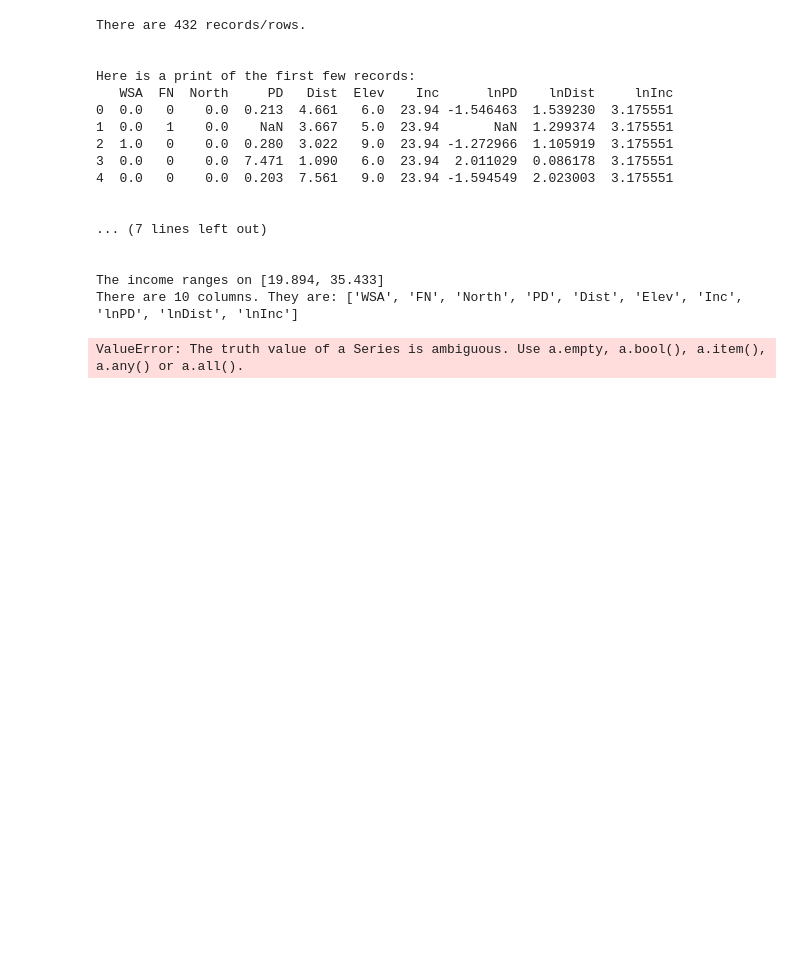
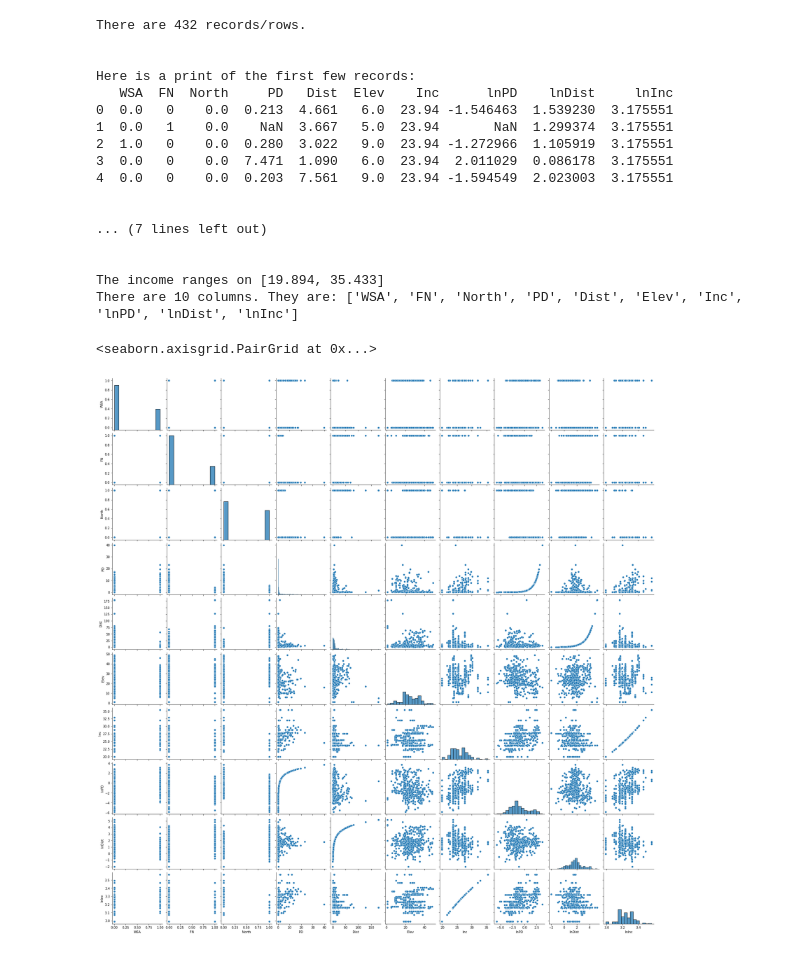
Before and after one commit to fedorukben/n-o-clean-drinking-water-csci2000, a Jupyter notebook: team-21-proposal.ipynb, the cells around one changed output. Drawn from its saved outputs; the diff is of its cells as text; code cells hidden in the pictures; blank space fills up the shorter version.

```diff
--- a/team-21-proposal.ipynb
+++ b/team-21-proposal.ipynb
@@ -137,7 +137,9 @@ Here is a print of the first few records:
 
 The income ranges on [19.894, 35.433]
 There are 10 columns. They are: ['WSA', 'FN', 'North', 'PD', 'Dist', 'Elev', 'Inc', 'lnPD', 'lnDist', 'lnInc']
-# %%
-sns.boxplot(x=df, orient='h')
-# %% [output]
-ValueError: The truth value of a Series is ambiguous. Use a.empty, a.bool(), a.item(), a.any() or a.all().
+# %%
+# And here's a quick correlation matrix -- again, this helps us to define a good direction for our research
+sns.pairplot(df)
+# %% [output]
+<seaborn.axisgrid.PairGrid at 0x...>
+[figure, added]
```
Also changed, not shown: parts of 1 cell of this notebook.
